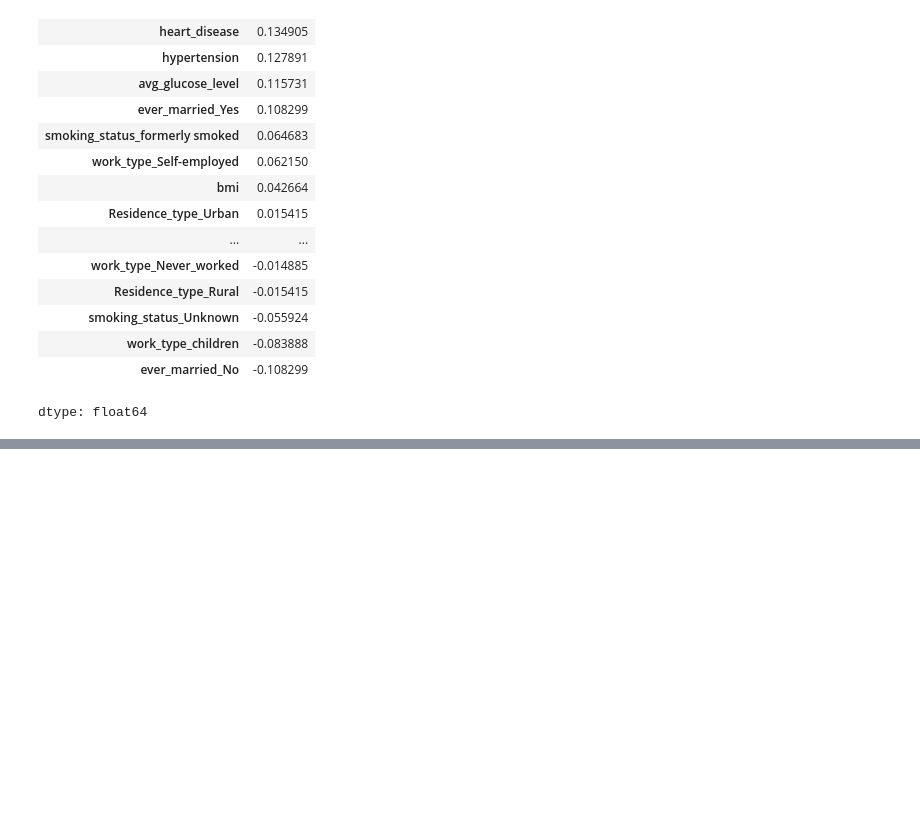
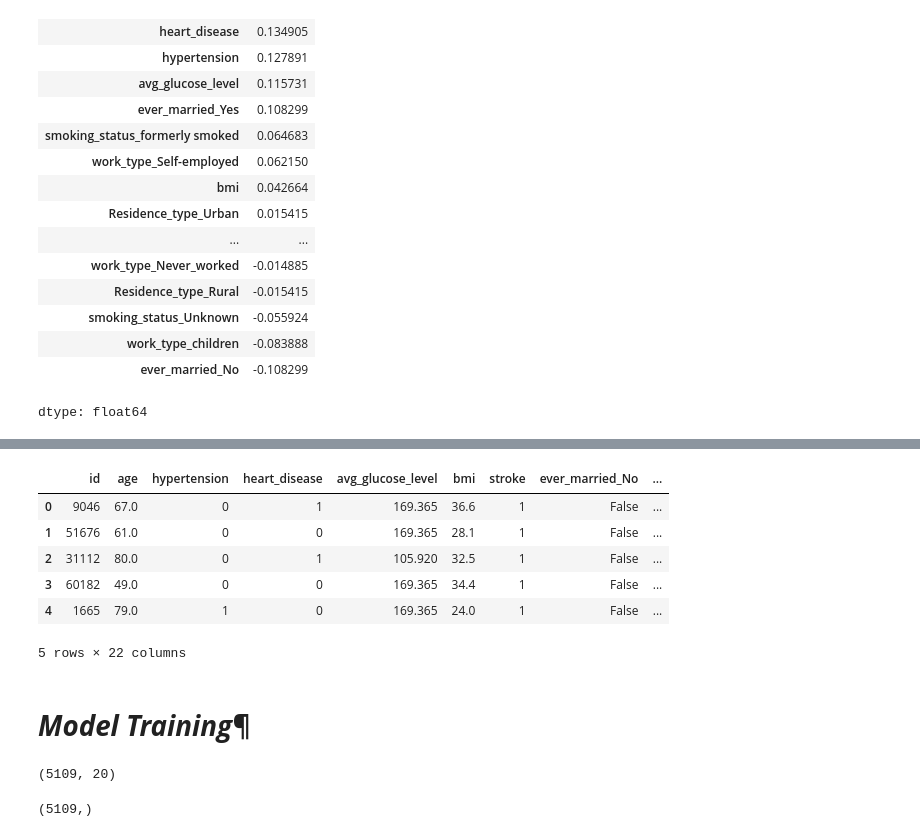
Before and after one commit to MariiaSam/Stroke-Prediction, a Jupyter notebook: Stroke_Prediction.ipynb, the cells around one changed output, grey strips where cells are left out. Drawn from its saved outputs; the diff is of its cells as text; code cells hidden in the pictures; blank space fills up the shorter version.

```diff
--- a/Stroke_Prediction.ipynb
+++ b/Stroke_Prediction.ipynb
@@ -519,0 +607,12 @@ Passing `palette` without assigning `hue` is deprecated and will be removed in v
+# %%
+df.head()
+# %% [output]
+|  | id | age | hypertension | heart_disease | avg_glucose_level | bmi | stroke | ever_married_No | ... |
+| 0 | 9046 | 67.0 | 0 | 1 | 169.365 | 36.6 | 1 | False | ... |
+| 1 | 51676 | 61.0 | 0 | 0 | 169.365 | 28.1 | 1 | False | ... |
+| 2 | 31112 | 80.0 | 0 | 1 | 105.920 | 32.5 | 1 | False | ... |
+| 3 | 60182 | 49.0 | 0 | 0 | 169.365 | 34.4 | 1 | False | ... |
+| 4 | 1665 | 79.0 | 1 | 0 | 169.365 | 24.0 | 1 | False | ... |
+5 rows × 22 columns
+# %% [markdown]
+# ***Model Training¶***
@@ -519,0 +623,8 @@ Passing `palette` without assigning `hue` is deprecated and will be removed in v
+# %%
+X.shape
+# %% [output]
+(5109, 20)
+# %%
+y.shape
+# %% [output]
+(5109,)
```
Also changed, not shown: parts of 15 cells of this notebook.
